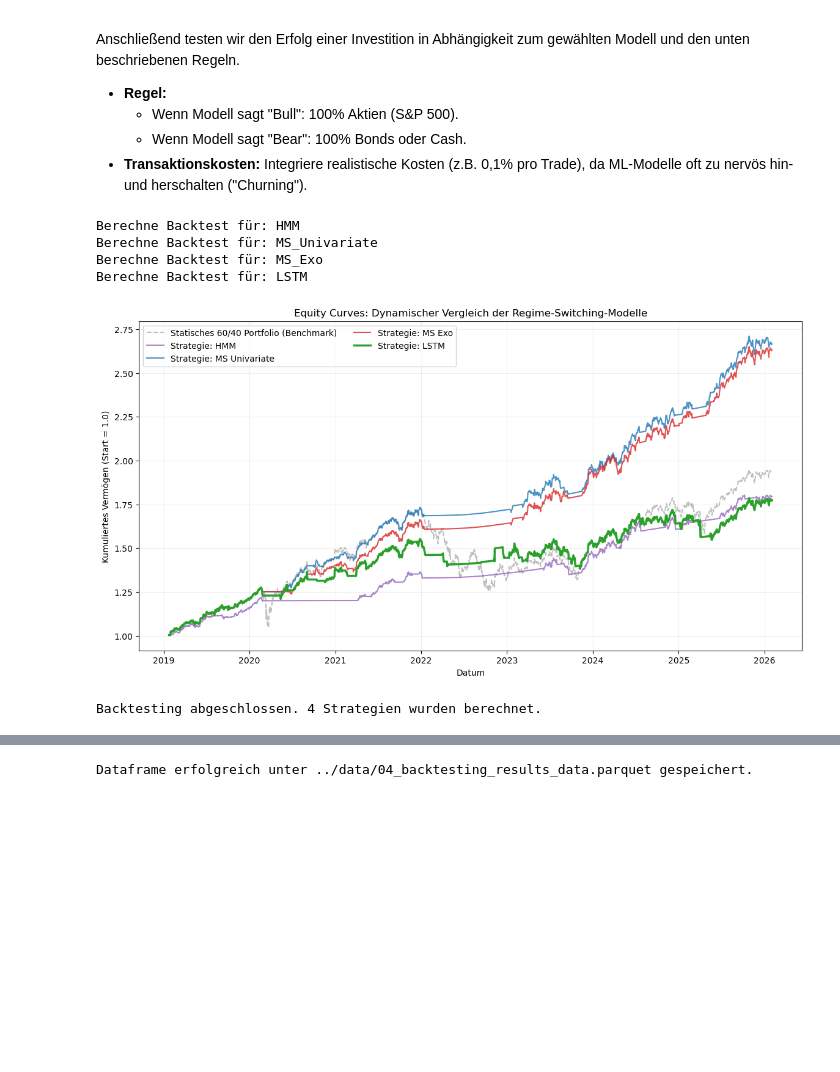
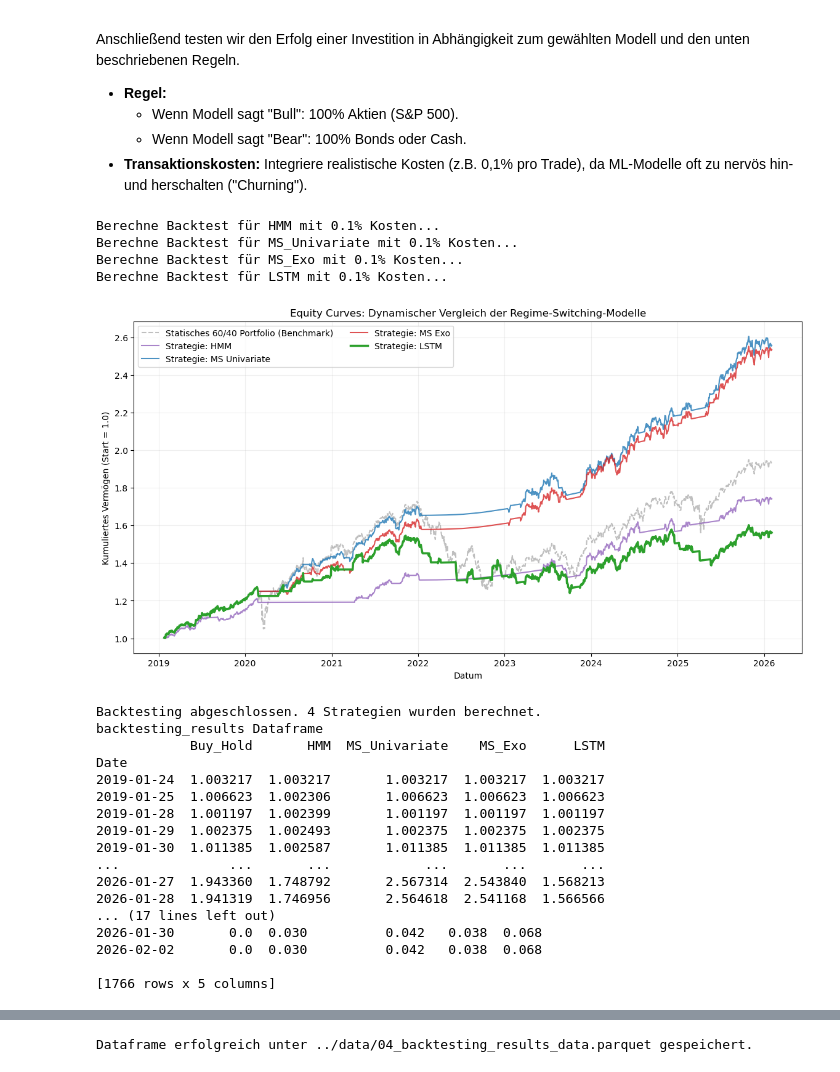
Before and after one commit to Torim98/regime-switching-daa-paper, a Jupyter notebook: jupyter/04_backtesting.ipynb, the cells around one changed output, grey strips where cells are left out. Drawn from its saved outputs; the diff is of its cells as text; code cells hidden in the pictures; blank space fills up the shorter version.

Commit message:
Implemented transaction costs

```diff
--- a/jupyter/04_backtesting.ipynb
+++ b/jupyter/04_backtesting.ipynb
@@ -18,6 +18,9 @@ test_df = pd.read_parquet("../data/03_test_df_data.parquet")
 
 import matplotlib.pyplot as plt
 import numpy as np
+
+# Parameterdefinition
+transaction_costs = 0.001  #(z.B. 0.002 für 0,2%)
 
 def backtest(df, signal_col):
     """
@@ -37,22 +40,57 @@ def backtest(df, signal_col):
     # Kumulierte Rendite berechnen (Startwert 1.0)
     return (1 + strategy_returns).cumprod()
 
+def backtest(df, signal_col, fee=0.001): # 0.001 entspricht 0,1% pro Trade
+    """
+    Berechnet die kumulierte Rendite unter Berücksichtigung von Transaktionskosten.
+    fee: Kosten für einen vollständigen Wechsel (z.B. 0.1% = 0.001)
+    """
+    # Signal um 1 Tag verschieben zur Vermeidung von Look-ahead Bias
+    # Wir handeln heute basierend auf dem Signal, das gestern vorlag.
+    trading_signal = df[signal_col].shift(1).fillna(0)
+
+    # Trades identifizieren: Wo unterscheidet sich das Signal von heute zu gestern?
+    # .diff().abs() liefert eine 1 an jedem Tag, an dem gewechselt wurde
+    trades = trading_signal.diff().fillna(0).abs()
+
+    # Logik: Wenn Signal 0 -> Portfolio-Return, sonst Cash-Return
+    strategy_returns = np.where(trading_signal == 0,
+                                df['Returns'],
+                                df['Cash_Returns'])
+
+    # Transaktionskosten abziehen
+    # Wir ziehen die Gebühr nur an den Tagen ab, an denen ein Trade stattfindet
+    net_strategy_returns = strategy_returns - (trades * fee)
+
+    # Kumulierte Rendite berechnen
+    return (1 + net_strategy_returns).cumprod()
+
 # 1. Alle verfügbaren Modelle dynamisch identifizieren (anhand der _Signal Endung)
 signal_cols = [col for col in test_df.columns if col.endswith('_Signal')]
 
 # 2. Ergebnisse-DataFrame initialisieren
 backtesting_results = pd.DataFrame(index=test_df.index)
+# DataFrame für den zeitlichen Verlauf der Transaktionskosten
+backtesting_transaction_costs = pd.DataFrame(index=test_df.index)
 
 # Benchmark berechnen (Buy & Hold des 60/40 Portfolios)
 backtesting_results['Buy_Hold'] = (1 + test_df['Returns']).cumprod()
+# Buy & Hold hat 0 Transaktionskosten, da wir nie umschichten)
+backtesting_transaction_costs['Buy_Hold'] = 0.0 # Keine Kosten
 
 # Alle erkannten Modelle dynamisch backtesten
 for sig_col in signal_cols:
     # Modellnamen extrahieren (alles vor dem letzten '_Signal')
     model_name = sig_col.rsplit('_', 1)[0]
 
-    print(f"Berechne Backtest für: {model_name}")
-    backtesting_results[model_name] = backtest(test_df, sig_col)
+    print(f"Berechne Backtest für {model_name} mit {transaction_costs*100}% Kosten...")
+    backtesting_results[model_name] = backtest(test_df, sig_col, fee=transaction_costs)
+
+    # Transaktionskosten im zeitlichen Verlauf berechnen
+    # Wir nutzen die gleiche Logik wie in der Funktion (Shift + Diff)
+    trading_signal = test_df[sig_col].shift(1).fillna(0)
+    trades = trading_signal.diff().fillna(0).abs()
+    backtesting_transaction_costs[model_name] = (trades * transaction_costs).cumsum()
 
 # 3. Dynamische Visualisierung
 plt.figure(figsize=(14, 7))
@@ -76,39 +114,61 @@ plt.plot(backtesting_results['Buy_Hold'],
 for col in backtesting_results.columns:
     if col == 'Buy_Hold':
         continue
 
     # Stil-Anpassungen
     color = color_map.get(col, None) # Nimmt Standardfarbe falls Modell unbekannt
     linewidth = 2.5 if col == 'LSTM' else 1.5
     alpha = 1.0 if col == 'LSTM' else 0.8
 
     plt.plot(backtesting_results[col],
              label=f'Strategie: {col.replace("_", " ")}',
              color=color, linewidth=linewidth, alpha=alpha)
 
 plt.title("Equity Curves: Dynamischer Vergleich der Regime-Switching-Modelle")
 plt.xlabel("Datum")
 plt.ylabel("Kumuliertes Vermögen (Start = 1.0)")
 plt.legend(loc='upper left', ncol=2)
 plt.grid(True, alpha=0.2)
 
 # Equity Curve persistieren
 plt.savefig('../assets/equity_curves.png', dpi=300, bbox_inches='tight')
 plt.show()
 
 # 4. Daten für das nächste Notebook (Evaluation) speichern
 backtesting_results.to_parquet("../data/04_backtesting_results_data.parquet")
 
 print(f"Backtesting abgeschlossen. {len(signal_cols)} Strategien wurden berechnet.")
 
+print("backtesting_results Dataframe")
+print(backtesting_results)
+print("backtesting_transaction_costs Dataframe")
+print(backtesting_transaction_costs)
+
 #--- Wir erhalten in diesem Schritt neben df und test_df backtesting_results mit kumulierten Werten ----
+#--- Außerdem erhalten wir das Dataframe backtesting_transaction_costs mit Verläufen der Transaktionskosten ---
 # %% [output]
-Berechne Backtest für: HMM
-Berechne Backtest für: MS_Univariate
-Berechne Backtest für: MS_Exo
-Berechne Backtest für: LSTM
+Berechne Backtest für HMM mit 0.1% Kosten...
+Berechne Backtest für MS_Univariate mit 0.1% Kosten...
+Berechne Backtest für MS_Exo mit 0.1% Kosten...
+Berechne Backtest für LSTM mit 0.1% Kosten...
-[figure, old version]
+[figure, new version]
 Backtesting abgeschlossen. 4 Strategien wurden berechnet.
+backtesting_results Dataframe
+            Buy_Hold       HMM  MS_Univariate    MS_Exo      LSTM
+Date
+2019-01-24  1.003217  1.003217       1.003217  1.003217  1.003217
+2019-01-25  1.006623  1.002306       1.006623  1.006623  1.006623
+2019-01-28  1.001197  1.002399       1.001197  1.001197  1.001197
+2019-01-29  1.002375  1.002493       1.002375  1.002375  1.002375
+2019-01-30  1.011385  1.002587       1.011385  1.011385  1.011385
+...              ...       ...            ...       ...       ...
+2026-01-27  1.943360  1.748792       2.567314  2.543840  1.568213
+2026-01-28  1.941319  1.746956       2.564618  2.541168  1.566566
+... (17 lines left out)
+2026-01-30       0.0  0.030          0.042   0.038  0.068
+2026-02-02       0.0  0.030          0.042   0.038  0.068
+
+[1766 rows x 5 columns]
 # %%
 # --- Performance & Drawdown Zusammenfassung ---
 
```
Also changed, not shown: parts of 3 cells of this notebook, 17 other files.
